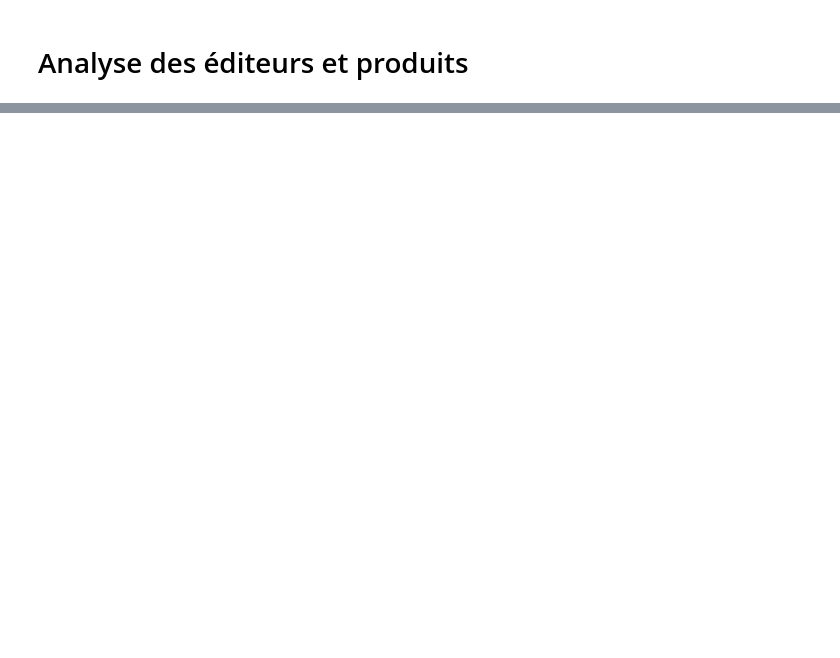
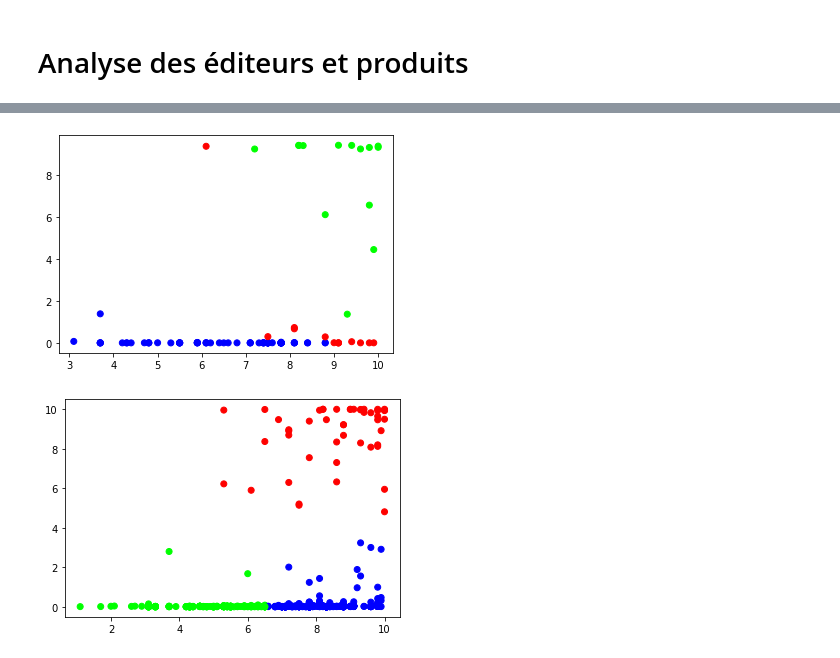
Before and after one commit to Miner205/Mastercamp-Project-TD-Final-grp11, a Jupyter notebook: Notebook.ipynb, the cells around one changed output, grey strips where cells are left out. Saved outputs shown, nothing was run; the diff lists cells and outputs as text; code cells hidden in the pictures; blank space fills up the shorter version.

```diff
--- a/Notebook.ipynb
+++ b/Notebook.ipynb
@@ -493,0 +563,5 @@ plt.show()
+# %%
+kmeans_prediction = do_kmeans(True)
+# %% [output]
+[figure, added]
+[figure, added]
```
Also changed, not shown: parts of 23 cells of this notebook, 6 other files.
